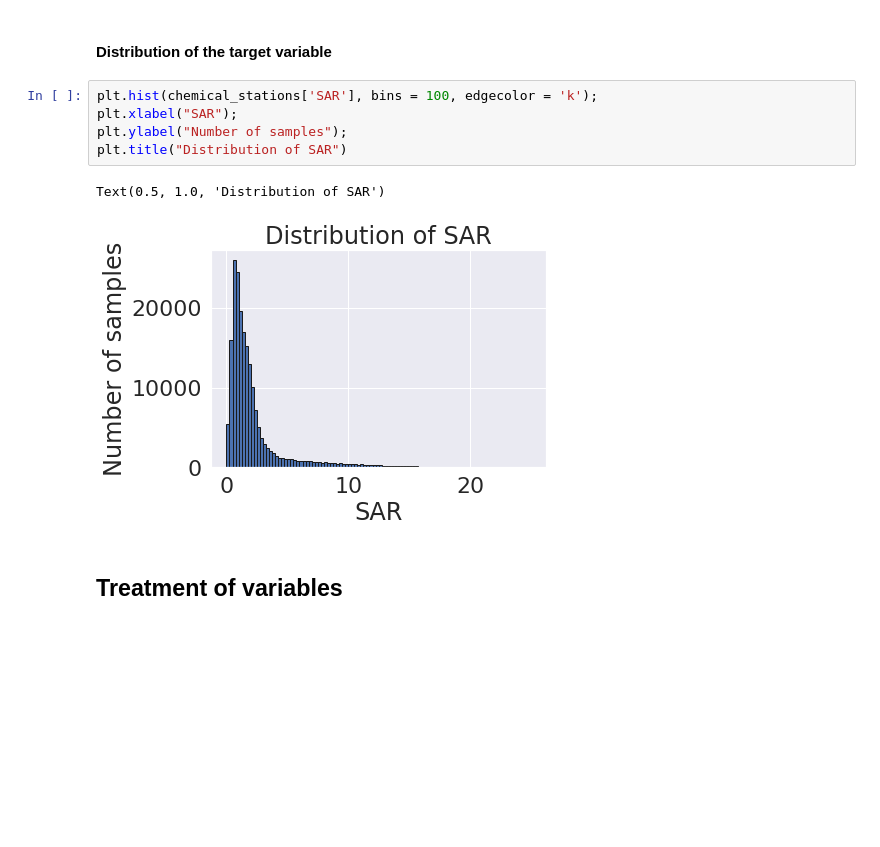
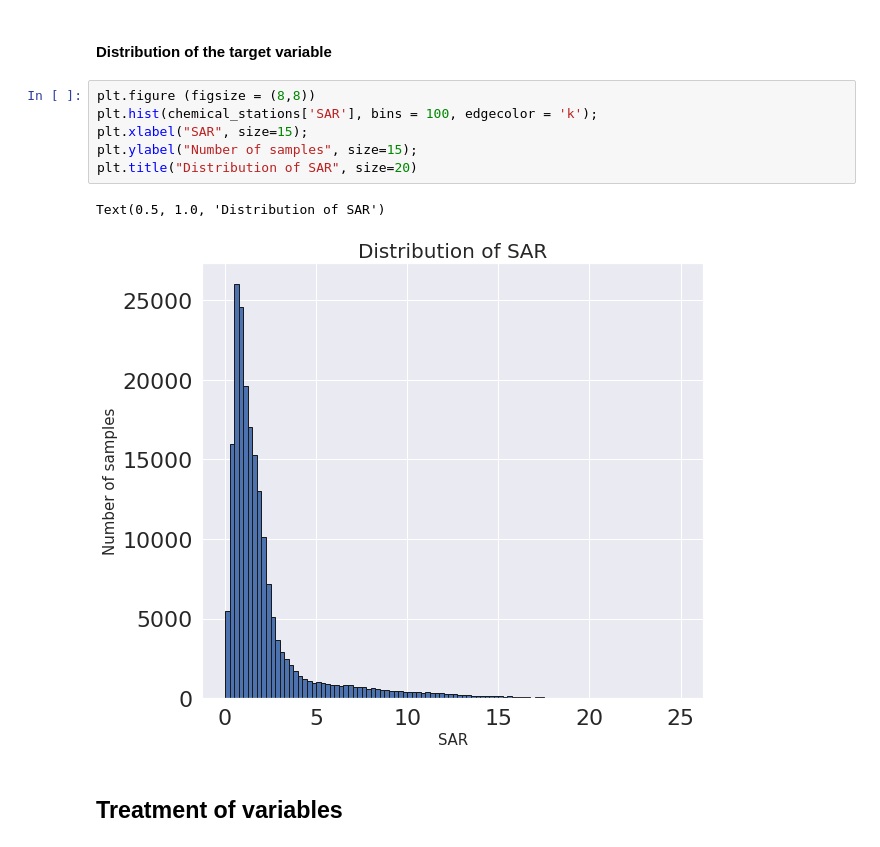
Before and after one commit to elenuskiya/TFM, a Jupyter notebook: Notebooks/04_Part_2.3_Prediction_of_the_Sodium_Adsorption_Ratio.ipynb, the cells around one changed output. Cells and saved outputs as stored; diff of their text form; blank space fills up the shorter version.

```diff
--- a/Notebooks/04_Part_2.3_Prediction_of_the_Sodium_Adsorption_Ratio.ipynb
+++ b/Notebooks/04_Part_2.3_Prediction_of_the_Sodium_Adsorption_Ratio.ipynb
@@ -59,13 +50,14 @@ chemical_stations.sample(5)
 # %% [markdown]
 #### Distribution of the target variable
 # %%
+plt.figure (figsize = (8,8))
 plt.hist(chemical_stations['SAR'], bins = 100, edgecolor = 'k');
-plt.xlabel("SAR");
-plt.ylabel("Number of samples");
-plt.title("Distribution of SAR")
+plt.xlabel("SAR", size=15);
+plt.ylabel("Number of samples", size=15);
+plt.title("Distribution of SAR", size=20)
 # %% [output]
 Text(0.5, 1.0, 'Distribution of SAR')
-[figure, old version]
+[figure, new version]
 # %% [markdown]
 ## Treatment of  variables
 # %% [markdown]
```
Also changed, not shown: parts of 30 cells of this notebook.
